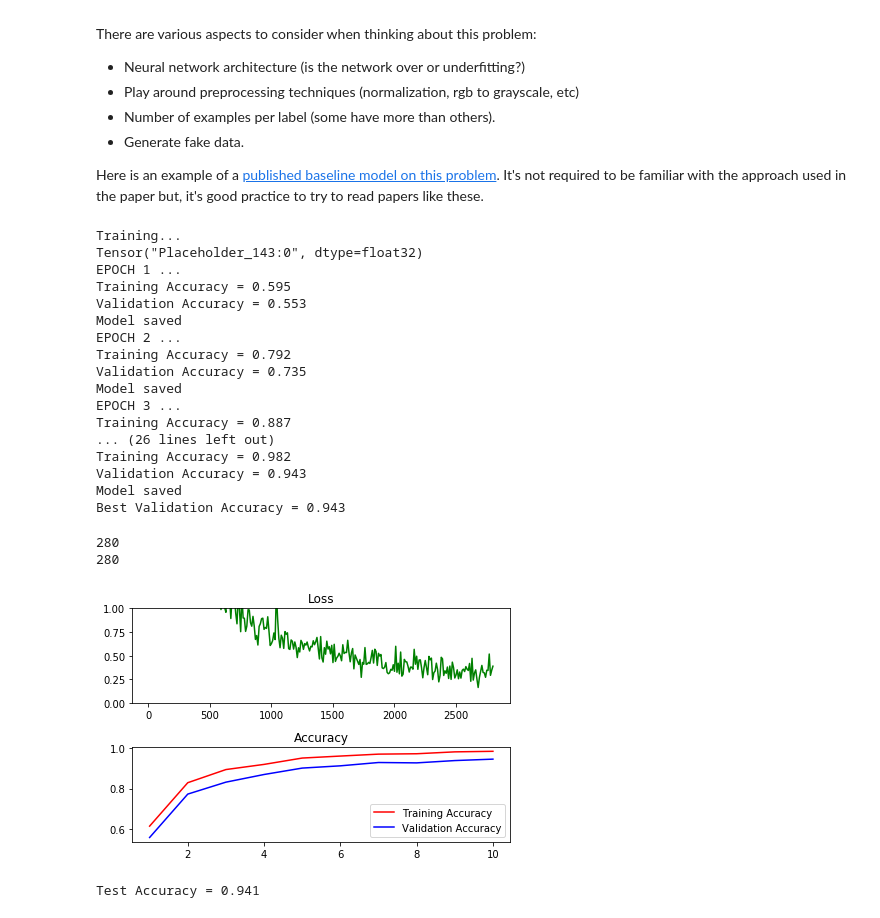
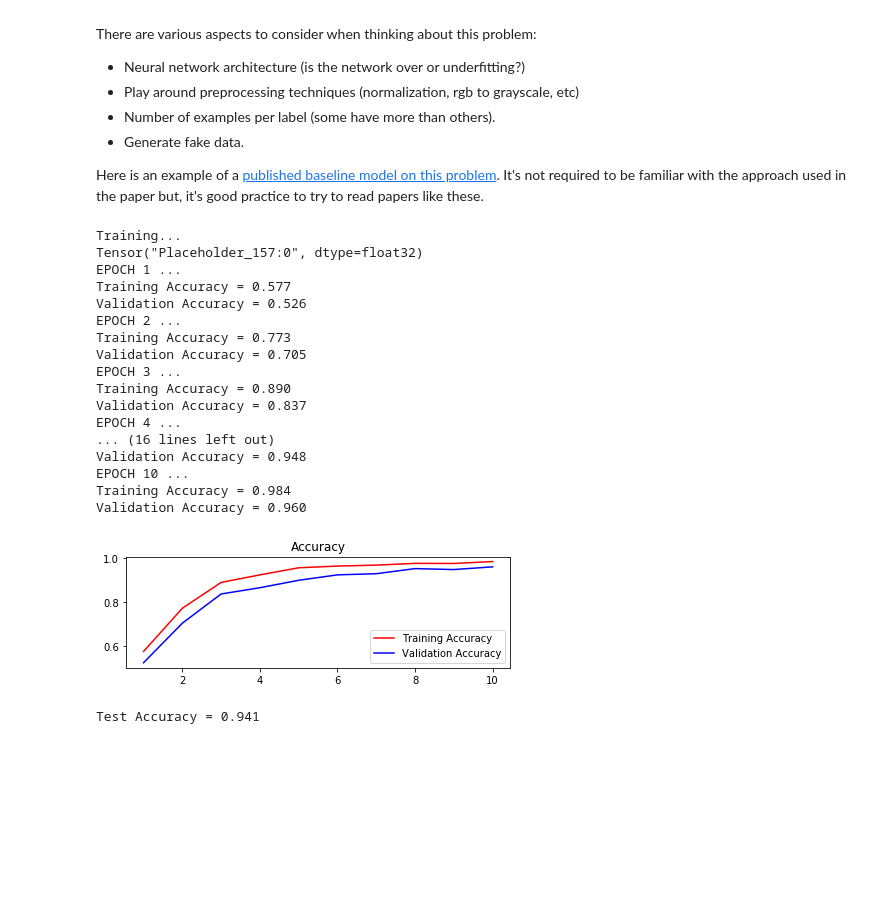
Before and after one commit to AlexSchizoid/CarND-Traffic-Sign-Classifier-Project, a Jupyter notebook: Traffic_Sign_Classifier.ipynb, the cells around one changed output. Drawn from its saved outputs; the diff is of its cells as text; code cells hidden in the pictures; blank space fills up the shorter version.

```diff
--- a/Traffic_Sign_Classifier.ipynb
+++ b/Traffic_Sign_Classifier.ipynb
@@ -257,6 +283,6 @@ training_operation = optimizer.minimize(loss_operation)
 # %%
-correct_prediction = tf.equal(tf.argmax(logits, 1), tf.argmax(one_hot_y, 1))
-accuracy_operation = tf.reduce_mean(tf.cast(correct_prediction, tf.float32))
+#correct_prediction = tf.equal(tf.argmax(logits, 1), tf.argmax(one_hot_y, 1))
+#accuracy_operation = tf.reduce_mean(tf.cast(correct_prediction, tf.float32))
 saver = tf.train.Saver()
 
 def evaluate(X_data, y_data, accuracy_operation, keep_prob, phase):
@@ -270,29 +296,21 @@ def evaluate(X_data, y_data, accuracy_operation, keep_prob, phase):
     return total_accuracy / num_examples
 # %%
 def run_tf(X_train, y_train, tf, loss_operation, training_operation, accuracy_operation, keep_prob, phase, saver):
-    log_batch_step = 10
-    batches = []
-    loss_batch = []
     train_acc_epoch= []
     valid_acc_epoch = []
-    best_accuracy = 0
+    #best_accuracy = 0
     with tf.Session() as sess:
         sess.run(tf.global_variables_initializer())
         num_examples = len(X_train)
 
         print("Training...")
-        print(keep_prob)
         for i in range(EPOCHS):
             X_train, y_train = shuffle(X_train, y_train)
             for offset in range(0, num_examples, BATCH_SIZE):
                 end = offset + BATCH_SIZE
                 batch_x, batch_y = X_train[offset:end], y_train[offset:end]
                 _,cost = sess.run([training_operation,loss_operation], feed_dict={x: batch_x, y: batch_y, keep_prob: KEEP_PROB, phase:1})
-                # Log batches
-                if not (offset // BATCH_SIZE) % log_batch_step:
-                    previous_batch = batches[-1] if batches else 0
-                    batches.append(10 + previous_batch)
-                    loss_batch.append(cost)
+
             training_accuracy = evaluate(X_train, y_train, accuracy_operation, keep_prob, phase)
             validation_accuracy = evaluate(X_valid, y_valid, accuracy_operation, keep_prob, phase)
             train_acc_epoch.append(training_accuracy)
@@ -300,56 +318,44 @@ def run_tf(X_train, y_train, tf, loss_operation, training_operation, accuracy_op
             print("EPOCH {} ...".format(i+1))
             print("Training Accuracy = {:.3f}".format(training_accuracy))
             print("Validation Accuracy = {:.3f}".format(validation_accuracy))
-            if validation_accuracy > best_accuracy:
-                best_accuracy = validation_accuracy
-                saver.save(sess, './lenet')
-                print("Model saved")
+            #if validation_accuracy > best_accuracy:
+            #    best_accuracy = validation_accuracy
+            #    saver.save(sess, './lenet')
+            #    print("Model saved")
 
-    print("Best Validation Accuracy = {:.3f}".format(best_accuracy))
+    #print("Best Validation Accuracy = {:.3f}".format(best_accuracy))
     sess.close()
-    return (batches, loss_batch, train_acc_epoch, valid_acc_epoch)
+    return (train_acc_epoch, valid_acc_epoch)
 # %%
-batches, loss_batch, train_acc_epoch, valid_acc_epoch = run_tf(X_train, y_train, tf, loss_operation, training_operation, accuracy_operation, keep_prob, phase, saver)
+train_acc_epoch, valid_acc_epoch = run_tf(X_train, y_train, tf, convNet.loss_operation, convNet.training_operation, convNet.accuracy_operation, convNet.keep_prob, convNet.phase, saver)
 # %% [output]
 Training...
-Tensor("Placeholder_143:0", dtype=float32)
+Tensor("Placeholder_157:0", dtype=float32)
 EPOCH 1 ...
-Training Accuracy = 0.595
-Validation Accuracy = 0.553
-Model saved
+Training Accuracy = 0.577
+Validation Accuracy = 0.526
 EPOCH 2 ...
-Training Accuracy = 0.792
-Validation Accuracy = 0.735
-Model saved
+Training Accuracy = 0.773
+Validation Accuracy = 0.705
 EPOCH 3 ...
-Training Accuracy = 0.887
-... (26 lines left out)
-Training Accuracy = 0.982
-Validation Accuracy = 0.943
-Model saved
-Best Validation Accuracy = 0.943
+Training Accuracy = 0.890
+Validation Accuracy = 0.837
+EPOCH 4 ...
+... (16 lines left out)
+Validation Accuracy = 0.948
+EPOCH 10 ...
+Training Accuracy = 0.984
+Validation Accuracy = 0.960
 # %%
-print(len(batches))
-print(len(loss_batch))
-loss_plot = plt.subplot(211)
-loss_plot.set_title('Loss')
-loss_plot.plot(batches, loss_batch, 'g')
-#loss_plot.set_xlim([batches[0], batches[-1]])
-loss_plot.set_ylim([0, 1])
-
 acc_plot = plt.subplot(212)
 acc_plot.set_title('Accuracy')
 acc_plot.plot(range(1,EPOCHS+1), train_acc_epoch, 'r', label='Training Accuracy')
 acc_plot.plot(range(1,EPOCHS+1), valid_acc_epoch, 'b', label='Validation Accuracy')
-#acc_plot.set_ylim([0.95, 1.0])
-#acc_plot.set_xlim([batches[0], batches[-1]])
 acc_plot.legend(loc=4)
 plt.tight_layout()
 plt.show()
 # %% [output]
-280
-280
-[figure, old version]
+[figure, new version]
 # %%
 with tf.Session() as sess:
     saver.restore(sess, tf.train.latest_checkpoint('.'))
```
Also changed, not shown: parts of 2 cells of this notebook.
